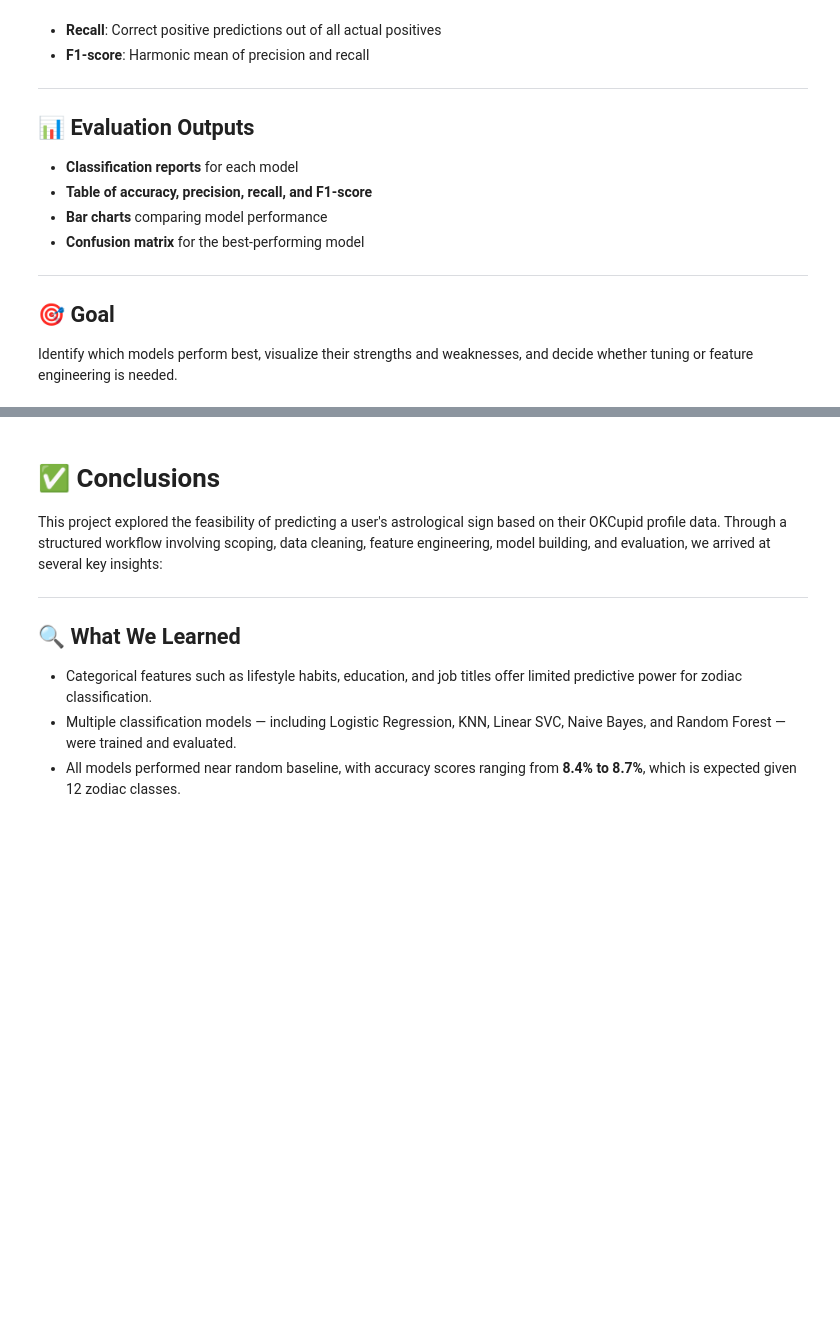
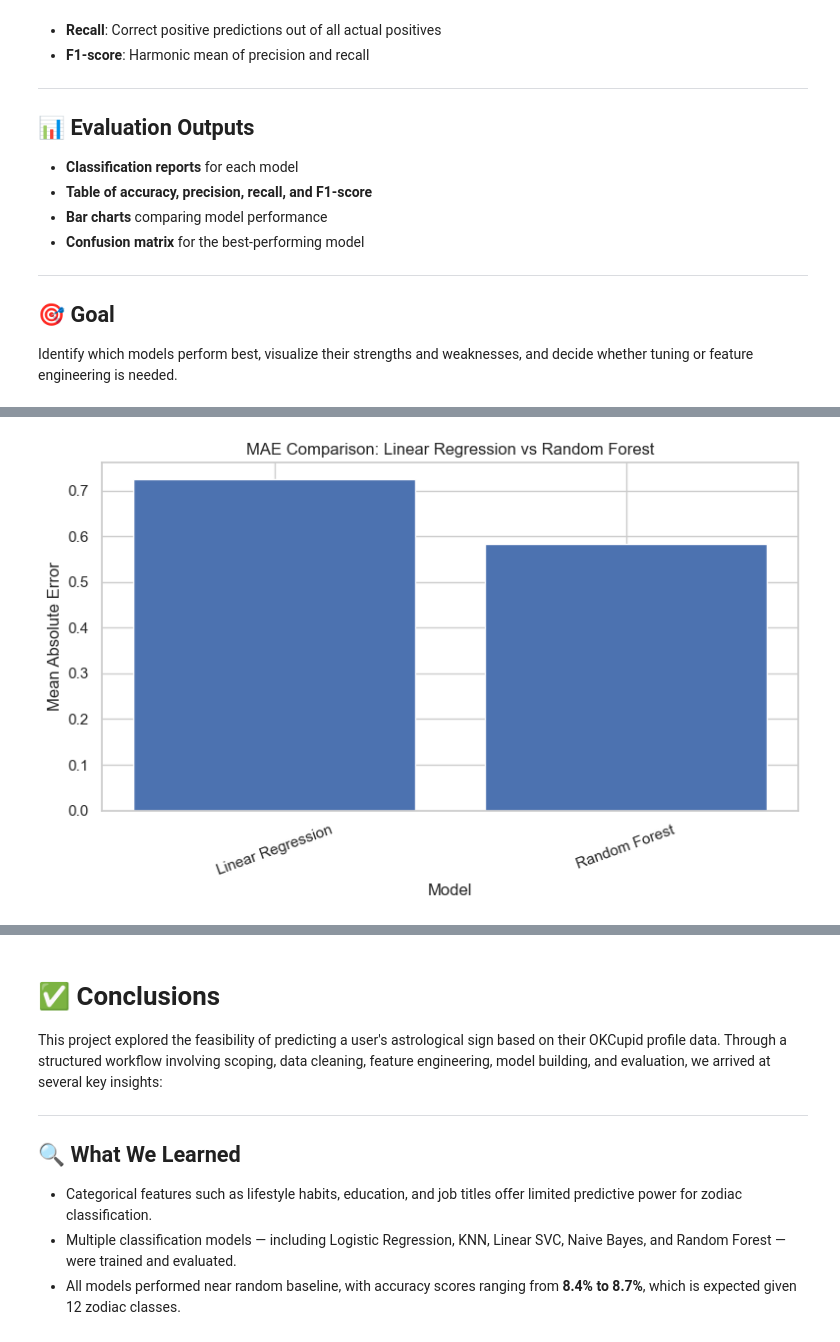
Before and after one commit to gabrielarcangelbol/OKCupid-Date-A-Scientist-Starter, a Jupyter notebook: date-a-scientist.ipynb, the cells around one changed output, grey strips where cells are left out. Saved outputs shown, nothing was run; the diff lists cells and outputs as text; code cells hidden in the pictures; blank space fills up the shorter version.

```diff
--- a/date-a-scientist.ipynb
+++ b/date-a-scientist.ipynb
@@ -1152,0 +1215,14 @@ Passing `palette` without assigning `hue` is deprecated and will be removed in v
+# %%
+# 📊 Plot MAE comparison
+import matplotlib.pyplot as plt
+
+plt.figure(figsize=(8,5))
+plt.bar(results["Model"], results["MAE"])
+plt.title("MAE Comparison: Linear Regression vs Random Forest")
+plt.ylabel("Mean Absolute Error")
+plt.xlabel("Model")
+plt.xticks(rotation=20)
+plt.tight_layout()
+plt.show()
+# %% [output]
+[figure, added]
```
Also changed, not shown: parts of 12 cells of this notebook, 3 other files.
